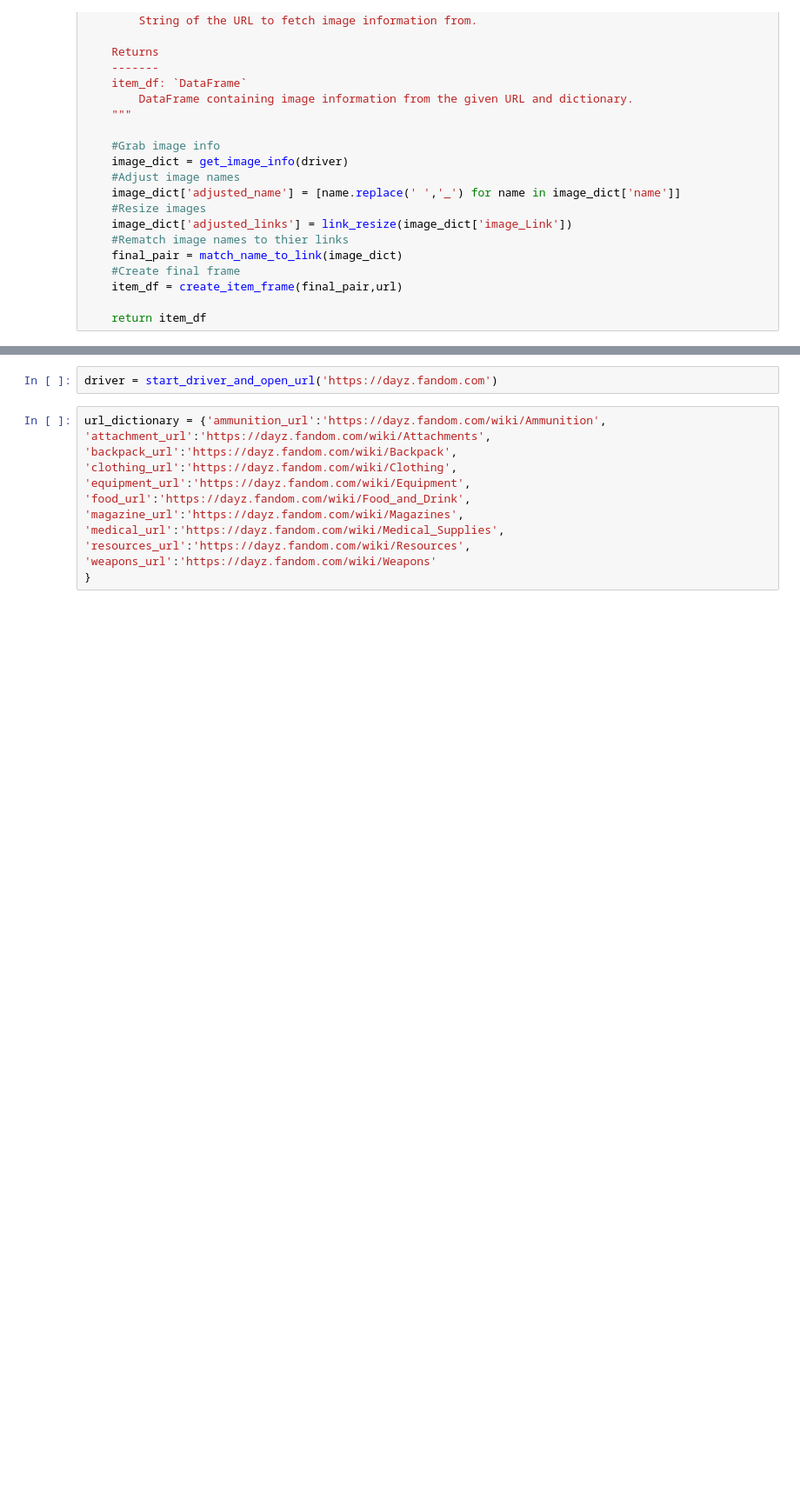
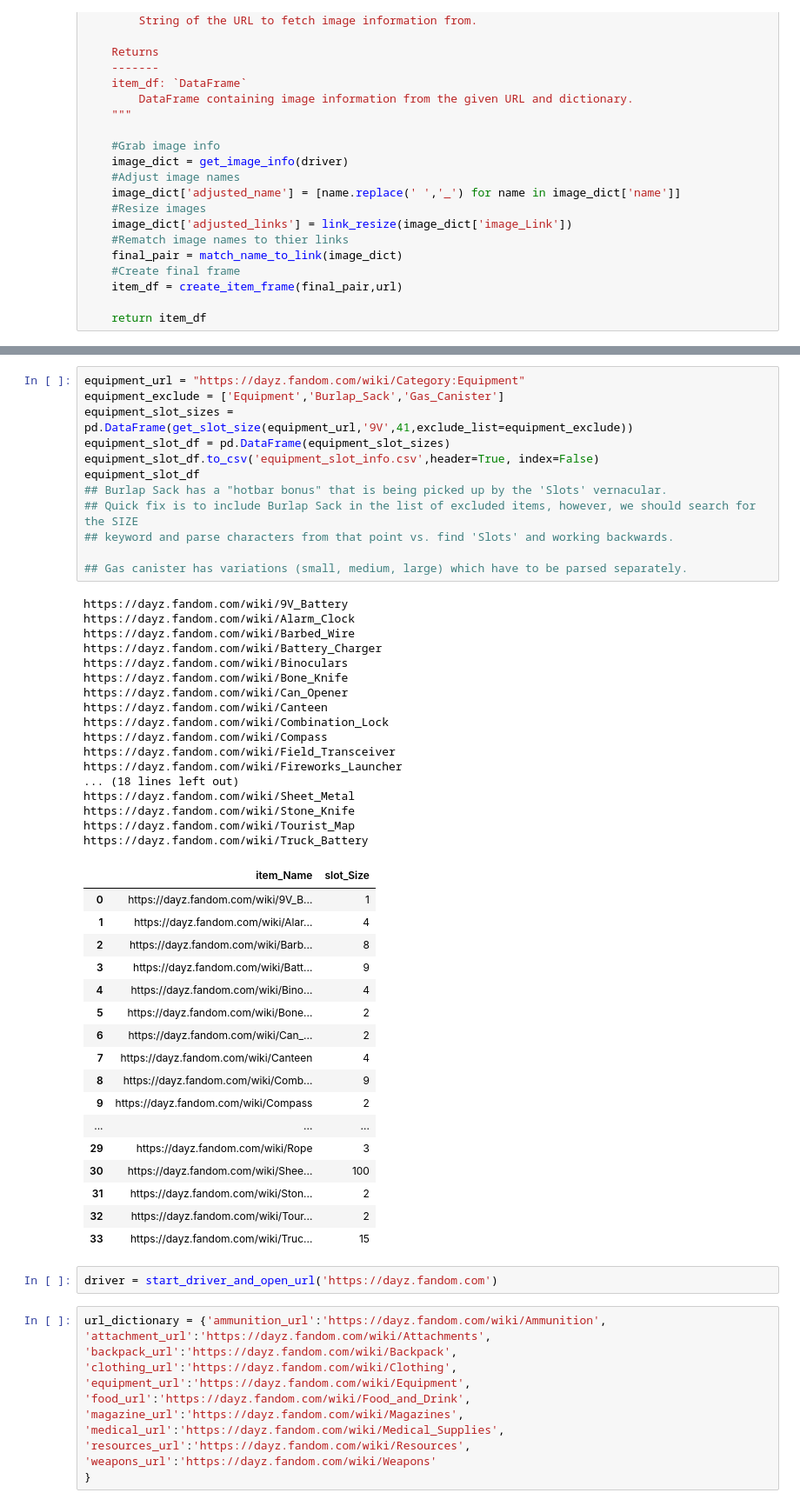
Before and after one commit to Neighborhood-Data-Science/dayz-stash-management, a Jupyter notebook: image_scrape.ipynb, the cells around one changed output, grey strips where cells are left out. Shown at 87% size. Cells and saved outputs as stored; diff of their text form; blank space fills up the shorter version.

```diff
--- a/image_scrape.ipynb
+++ b/image_scrape.ipynb
@@ -402,3 +516,50 @@ UnboundLocalError: local variable 'item_Name' referenced before assignment
+# %%
+equipment_url = "https://dayz.fandom.com/wiki/Category:Equipment"
+equipment_exclude = ['Equipment','Burlap_Sack','Gas_Canister']
+equipment_slot_sizes = pd.DataFrame(get_slot_size(equipment_url,'9V',41,exclude_list=equipment_exclude))
+equipment_slot_df = pd.DataFrame(equipment_slot_sizes)
+equipment_slot_df.to_csv('equipment_slot_info.csv',header=True, index=False)
+equipment_slot_df
+## Burlap Sack has a "hotbar bonus" that is being picked up by the 'Slots' vernacular.
+## Quick fix is to include Burlap Sack in the list of excluded items, however, we should search for the SIZE
+## keyword and parse characters from that point vs. find 'Slots' and working backwards.
+
+## Gas canister has variations (small, medium, large) which have to be parsed separately.
+# %% [output]
+https://dayz.fandom.com/wiki/9V_Battery
+https://dayz.fandom.com/wiki/Alarm_Clock
+https://dayz.fandom.com/wiki/Barbed_Wire
+https://dayz.fandom.com/wiki/Battery_Charger
+https://dayz.fandom.com/wiki/Binoculars
+https://dayz.fandom.com/wiki/Bone_Knife
+https://dayz.fandom.com/wiki/Can_Opener
+https://dayz.fandom.com/wiki/Canteen
+https://dayz.fandom.com/wiki/Combination_Lock
+https://dayz.fandom.com/wiki/Compass
+https://dayz.fandom.com/wiki/Field_Transceiver
+https://dayz.fandom.com/wiki/Fireworks_Launcher
+... (18 lines left out)
+https://dayz.fandom.com/wiki/Sheet_Metal
+https://dayz.fandom.com/wiki/Stone_Knife
+https://dayz.fandom.com/wiki/Tourist_Map
+https://dayz.fandom.com/wiki/Truck_Battery
+|  | item_Name | slot_Size |
+| 0 | https://dayz.fandom.com/wiki/9V_B... | 1 |
+| 1 | https://dayz.fandom.com/wiki/Alar... | 4 |
+| 2 | https://dayz.fandom.com/wiki/Barb... | 8 |
+| 3 | https://dayz.fandom.com/wiki/Batt... | 9 |
+| 4 | https://dayz.fandom.com/wiki/Bino... | 4 |
+| 5 | https://dayz.fandom.com/wiki/Bone... | 2 |
+| 6 | https://dayz.fandom.com/wiki/Can_... | 2 |
+| 7 | https://dayz.fandom.com/wiki/Canteen | 4 |
+| 8 | https://dayz.fandom.com/wiki/Comb... | 9 |
+| 9 | https://dayz.fandom.com/wiki/Compass | 2 |
+| ... | ... | ... |
+| 29 | https://dayz.fandom.com/wiki/Rope | 3 |
+| 30 | https://dayz.fandom.com/wiki/Shee... | 100 |
+| 31 | https://dayz.fandom.com/wiki/Ston... | 2 |
+| 32 | https://dayz.fandom.com/wiki/Tour... | 2 |
+| 33 | https://dayz.fandom.com/wiki/Truc... | 15 |
 # %%
 driver = start_driver_and_open_url('https://dayz.fandom.com')
 # %%
```
Also changed, not shown: parts of 14 cells of this notebook, 3 other files.
